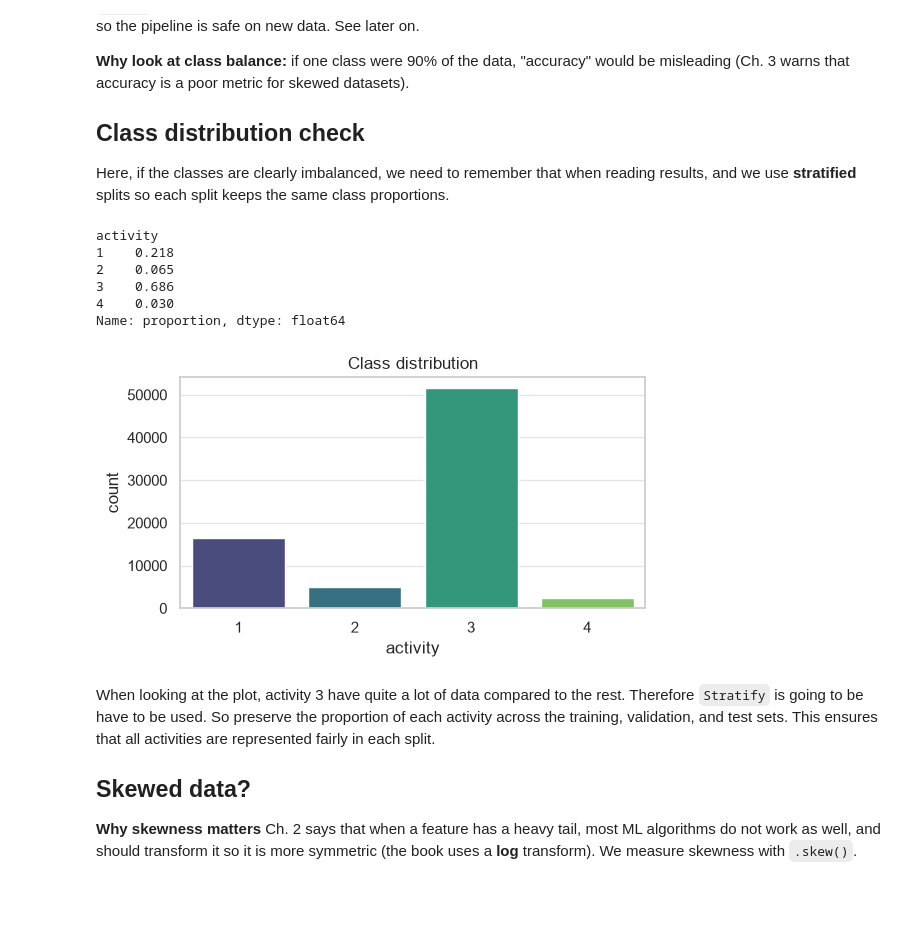
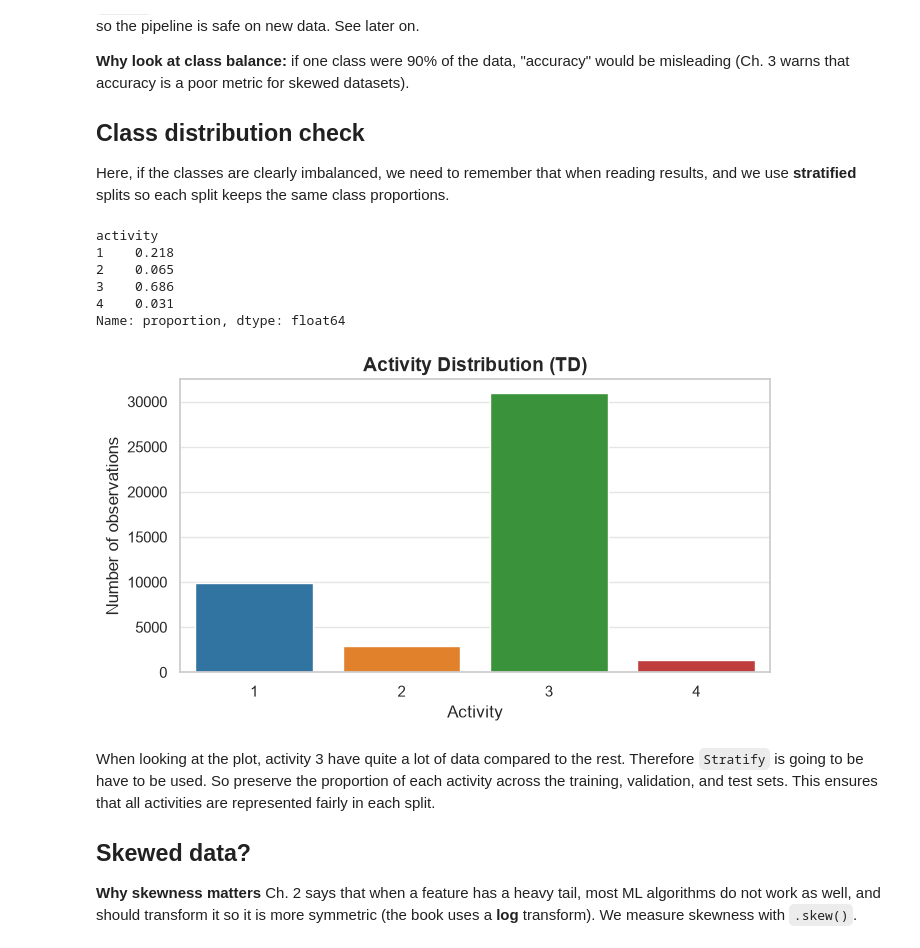
Before and after one commit to R3ALITI3S/MachineLearningMiniProject, a Jupyter notebook: MachineLearning.ipynb, the cells around one changed output. Cells and saved outputs as stored; diff of their text form; code cells hidden in the pictures; blank space fills up the shorter version.

```diff
--- a/MachineLearning.ipynb
+++ b/MachineLearning.ipynb
@@ -135,0 +154,25 @@ The shape of the dataset (75128, 11)
+# %%
+X = df.drop(columns=["activity", "source_file", "time"])
+y = df["activity"]
+
+# Split 1: 60% training, 40% remaining
+X_train, X_remaining, y_train, y_remaining = train_test_split(
+    X,
+    y,
+    test_size=0.40,
+    random_state=42,
+    stratify=y
+)
+
+# Split 2: 20% validation, 20% testing
+X_val, X_test, y_val, y_test = train_test_split(
+    X_remaining,
+    y_remaining,
+    test_size=0.50,
+    random_state=42,
+    stratify=y_remaining
+)
+
+print("train:", X_train.shape, " test:", X_test.shape, " val:", X_val.shape)
+print(y_train.value_counts(normalize=True).sort_index().round(3).to_dict())
+print(y_test.value_counts(normalize=True).sort_index().round(3).to_dict())
@@ -183,19 +275,24 @@ dtype: int64
 Here, if the classes are clearly imbalanced, we need to remember that when reading results, and we use **stratified** splits so each split keeps the same class proportions.
 # %%
 # See the class distribution
-print(df["activity"].value_counts(normalize=True).sort_index().round(3))
-plt.figure(figsize=(6, 3))
-sns.countplot(x="activity", data=df, palette="viridis")
-plt.title("Class distribution")
+print(y_train.value_counts(normalize=True).sort_index().round(3))
+plt.figure(figsize=(7, 4))
+
+sns.countplot(x=y_train, palette="tab10" )
+
+plt.title("Activity Distribution (TD)", fontsize=14, fontweight="bold")
+plt.xlabel("Activity")
+plt.ylabel("Number of observations")
+plt.tight_layout()
 plt.show()
 # %% [output]
 activity
 1    0.218
 2    0.065
 3    0.686
-4    0.030
+4    0.031
 Name: proportion, dtype: float64
-[figure, old version]
+[figure, new version]
 # %% [markdown]
 When looking at the plot, activity 3 have quite a lot of data compared to the rest. Therefore `Stratify` is going to be have to be used. So preserve the proportion of each activity across the training, validation, and test sets. This ensures that all activities are represented fairly in each split.
 
```
Also changed, not shown: parts of 36 cells of this notebook.
